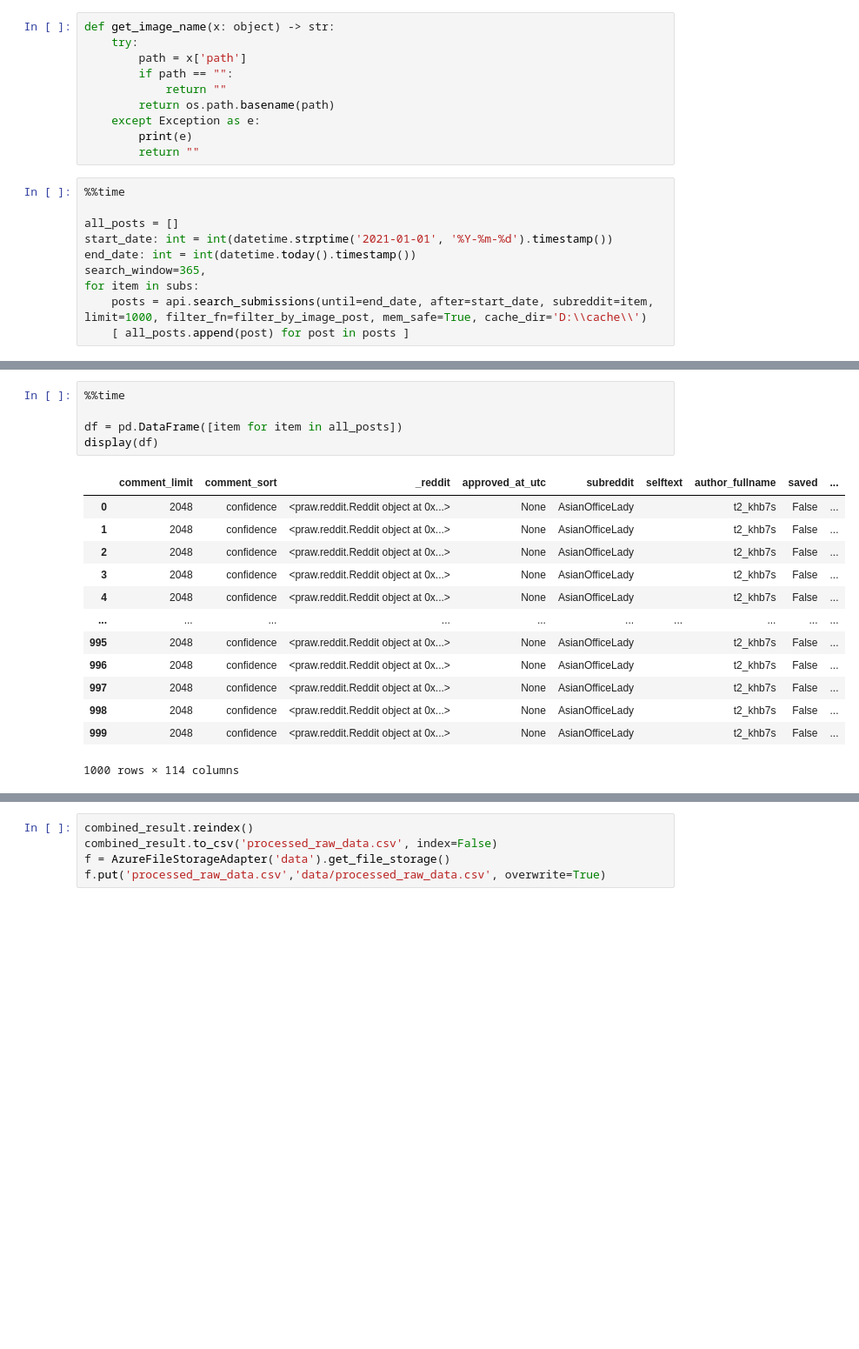
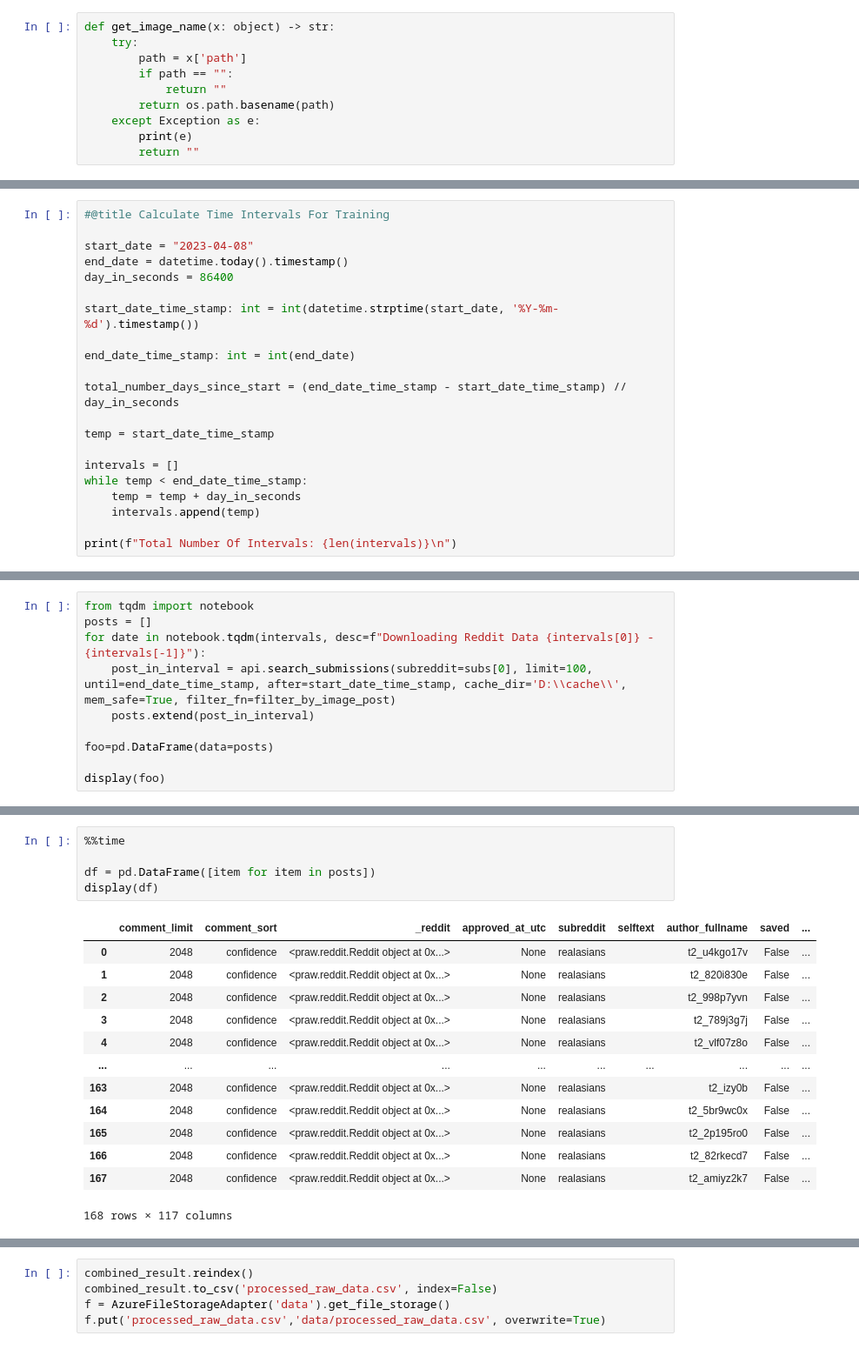
Before and after one commit to AJStangl/research-things, a Jupyter notebook: notebooks/image-processing/old/1-lift-and-transform.ipynb, the cells around one changed output, grey strips where cells are left out. Shown at 87% size. Cells and saved outputs as stored; diff of their text form; blank space fills up the shorter version.

```diff
--- a/notebooks/image-processing/old/1-lift-and-transform.ipynb
+++ b/notebooks/image-processing/old/1-lift-and-transform.ipynb
@@ -173,13 +190,3 @@ def get_image_name(x: object) -> str:
 	except Exception as e:
 		print(e)
 		return ""
-# %%
-%%time
-
-all_posts = []
-start_date: int = int(datetime.strptime('2021-01-01', '%Y-%m-%d').timestamp())
-end_date: int = int(datetime.today().timestamp())
-search_window=365,
-for item in subs:
-	posts = api.search_submissions(until=end_date, after=start_date, subreddit=item, limit=1000, filter_fn=filter_by_image_post, mem_safe=True, cache_dir='D:\\cache\\')
-	[ all_posts.append(post) for post in posts ]
@@ -188,0 +193,21 @@ Wall time: 25.6 s
+# %%
+#@title Calculate Time Intervals For Training
+
+start_date = "2023-04-08"
+end_date = datetime.today().timestamp()
+day_in_seconds = 86400
+
+start_date_time_stamp: int = int(datetime.strptime(start_date, '%Y-%m-%d').timestamp())
+
+end_date_time_stamp: int = int(end_date)
+
+total_number_days_since_start = (end_date_time_stamp - start_date_time_stamp) // day_in_seconds
+
+temp = start_date_time_stamp
+
+intervals = []
+while temp < end_date_time_stamp:
+    temp = temp + day_in_seconds
+    intervals.append(temp)
+
+print(f"Total Number Of Intervals: {len(intervals)}\n")
@@ -188,0 +218,10 @@ Wall time: 25.6 s
+# %%
+from tqdm import notebook
+posts = []
+for date in notebook.tqdm(intervals, desc=f"Downloading Reddit Data {intervals[0]} - {intervals[-1]}"):
+    post_in_interval = api.search_submissions(subreddit=subs[0], limit=100, until=end_date_time_stamp, after=start_date_time_stamp, cache_dir='D:\\cache\\', mem_safe=True, filter_fn=filter_by_image_post)
+    posts.extend(post_in_interval)
+
+foo=pd.DataFrame(data=posts)
+
+display(foo)
@@ -189,19 +242,19 @@ Wall time: 25.6 s
 # %%
 %%time
 
-df = pd.DataFrame([item for item in all_posts])
+df = pd.DataFrame([item for item in posts])
 display(df)
 # %% [output]
 |  | comment_limit | comment_sort | _reddit | approved_at_utc | subreddit | selftext | author_fullname | saved | ... |
-| 0 | 2048 | confidence | <praw.reddit.Reddit object at 0x...> | None | AsianOfficeLady |  | t2_khb7s | False | ... |
-| 1 | 2048 | confidence | <praw.reddit.Reddit object at 0x...> | None | AsianOfficeLady |  | t2_khb7s | False | ... |
-| 2 | 2048 | confidence | <praw.reddit.Reddit object at 0x...> | None | AsianOfficeLady |  | t2_khb7s | False | ... |
-| 3 | 2048 | confidence | <praw.reddit.Reddit object at 0x...> | None | AsianOfficeLady |  | t2_khb7s | False | ... |
-| 4 | 2048 | confidence | <praw.reddit.Reddit object at 0x...> | None | AsianOfficeLady |  | t2_khb7s | False | ... |
+| 0 | 2048 | confidence | <praw.reddit.Reddit object at 0x...> | None | realasians |  | t2_u4kgo17v | False | ... |
+| 1 | 2048 | confidence | <praw.reddit.Reddit object at 0x...> | None | realasians |  | t2_820i830e | False | ... |
+| 2 | 2048 | confidence | <praw.reddit.Reddit object at 0x...> | None | realasians |  | t2_998p7yvn | False | ... |
+| 3 | 2048 | confidence | <praw.reddit.Reddit object at 0x...> | None | realasians |  | t2_789j3g7j | False | ... |
+| 4 | 2048 | confidence | <praw.reddit.Reddit object at 0x...> | None | realasians |  | t2_vlf07z8o | False | ... |
 | ... | ... | ... | ... | ... | ... | ... | ... | ... | ... |
-| 995 | 2048 | confidence | <praw.reddit.Reddit object at 0x...> | None | AsianOfficeLady |  | t2_khb7s | False | ... |
-| 996 | 2048 | confidence | <praw.reddit.Reddit object at 0x...> | None | AsianOfficeLady |  | t2_khb7s | False | ... |
-| 997 | 2048 | confidence | <praw.reddit.Reddit object at 0x...> | None | AsianOfficeLady |  | t2_khb7s | False | ... |
-| 998 | 2048 | confidence | <praw.reddit.Reddit object at 0x...> | None | AsianOfficeLady |  | t2_khb7s | False | ... |
-| 999 | 2048 | confidence | <praw.reddit.Reddit object at 0x...> | None | AsianOfficeLady |  | t2_khb7s | False | ... |
+| 163 | 2048 | confidence | <praw.reddit.Reddit object at 0x...> | None | realasians |  | t2_izy0b | False | ... |
+| 164 | 2048 | confidence | <praw.reddit.Reddit object at 0x...> | None | realasians |  | t2_5br9wc0x | False | ... |
+| 165 | 2048 | confidence | <praw.reddit.Reddit object at 0x...> | None | realasians |  | t2_2p195ro0 | False | ... |
+| 166 | 2048 | confidence | <praw.reddit.Reddit object at 0x...> | None | realasians |  | t2_82rkecd7 | False | ... |
+| 167 | 2048 | confidence | <praw.reddit.Reddit object at 0x...> | None | realasians |  | t2_amiyz2k7 | False | ... |
-1000 rows × 114 columns
+168 rows × 117 columns
```
Also changed, not shown: parts of 15 cells of this notebook, 7 other files.
